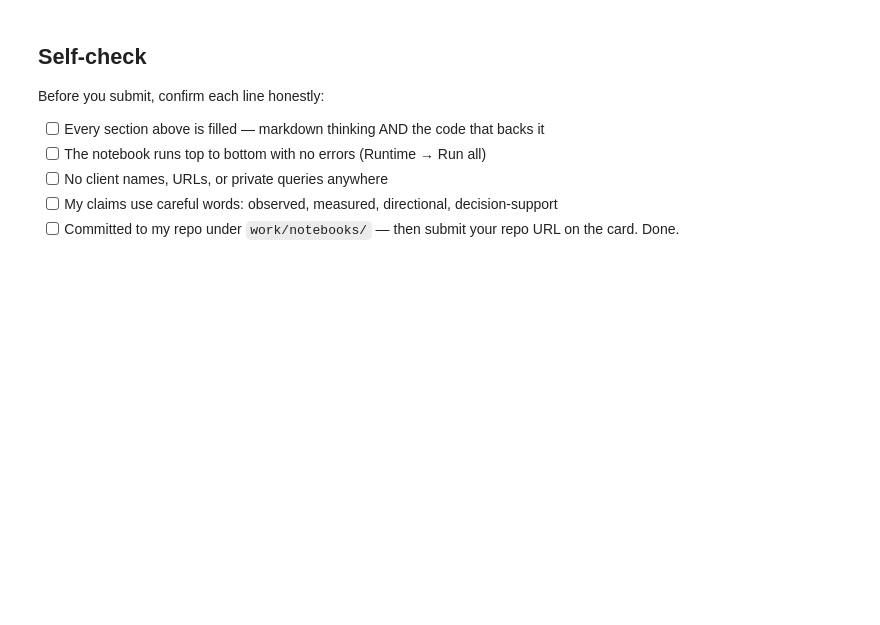
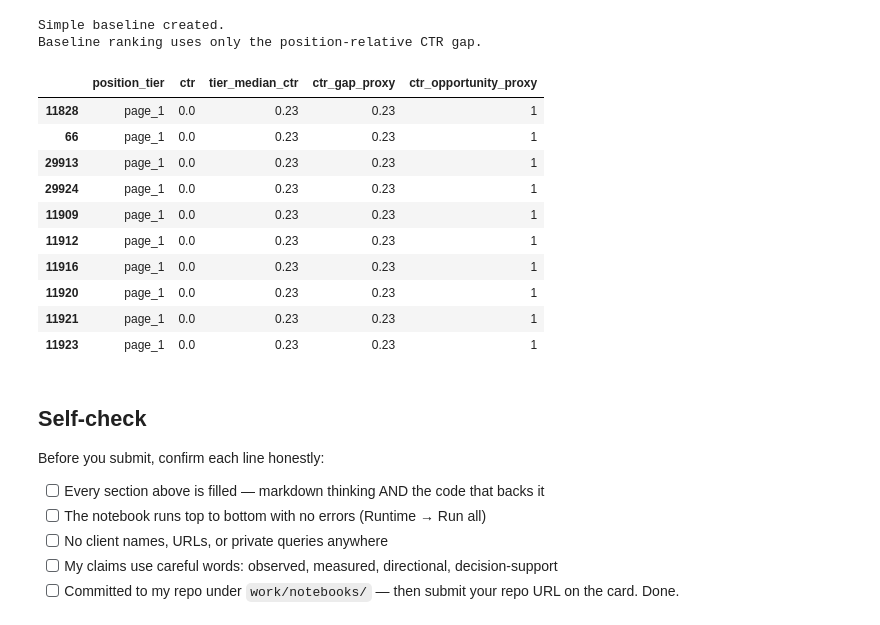
Before and after one commit to saisathwik2703/flyrank-ml-internship-starter, a Jupyter notebook: work/notebooks/w02_ml_task_framing.ipynb, the cells around one changed output. Saved outputs shown, nothing was run; the diff lists cells and outputs as text; code cells hidden in the pictures; blank space fills up the shorter version.

```diff
--- a/work/notebooks/w02_ml_task_framing.ipynb
+++ b/work/notebooks/w02_ml_task_framing.ipynb
@@ -167,3 +250,42 @@ This shows why a position-aware comparison is more sensible than one global CTR
+# %%
+# Simple baseline:
+# rank pages only by their position-tier-relative CTR gap.
+
+baseline = lane_df.copy()
+
+baseline = baseline.sort_values(
+    "ctr_gap_proxy",
+    ascending=False
+)
+
+print("Simple baseline created.")
+print("Baseline ranking uses only the position-relative CTR gap.")
+
+display(
+    baseline[
+        [
+            "position_tier",
+            "ctr",
+            "tier_median_ctr",
+            "ctr_gap_proxy",
+            "ctr_opportunity_proxy"
+        ]
+    ].head(10)
+)
+# %% [output]
+Simple baseline created.
+Baseline ranking uses only the position-relative CTR gap.
+|  | position_tier | ctr | tier_median_ctr | ctr_gap_proxy | ctr_opportunity_proxy |
+| 11828 | page_1 | 0.0 | 0.23 | 0.23 | 1 |
+| 66 | page_1 | 0.0 | 0.23 | 0.23 | 1 |
+| 29913 | page_1 | 0.0 | 0.23 | 0.23 | 1 |
+| 29924 | page_1 | 0.0 | 0.23 | 0.23 | 1 |
+| 11909 | page_1 | 0.0 | 0.23 | 0.23 | 1 |
+| 11912 | page_1 | 0.0 | 0.23 | 0.23 | 1 |
+| 11916 | page_1 | 0.0 | 0.23 | 0.23 | 1 |
+| 11920 | page_1 | 0.0 | 0.23 | 0.23 | 1 |
+| 11921 | page_1 | 0.0 | 0.23 | 0.23 | 1 |
+| 11923 | page_1 | 0.0 | 0.23 | 0.23 | 1 |
 # %% [markdown]
 ## Self-check
 
```
Also changed, not shown: parts of 21 cells of this notebook.
